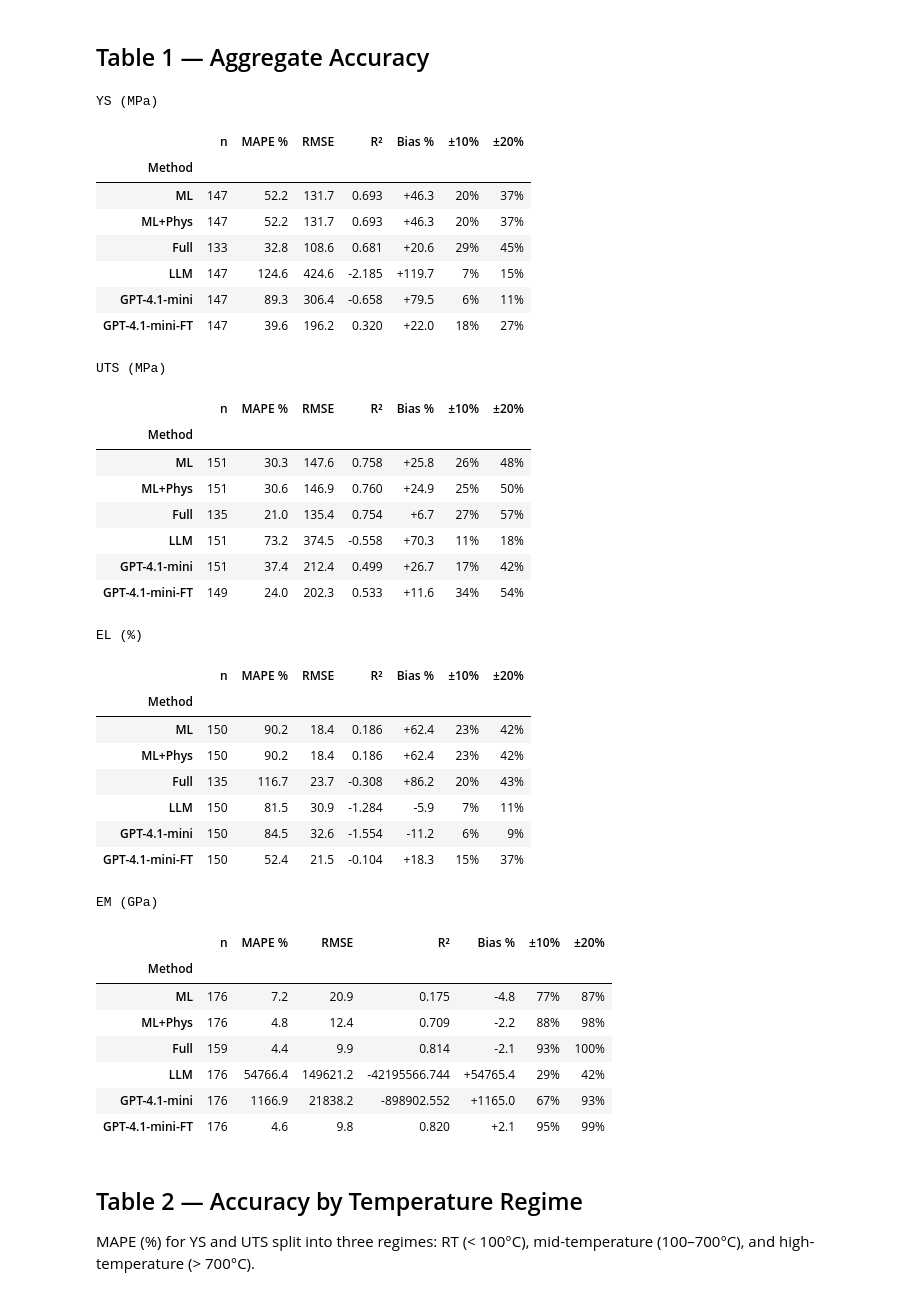
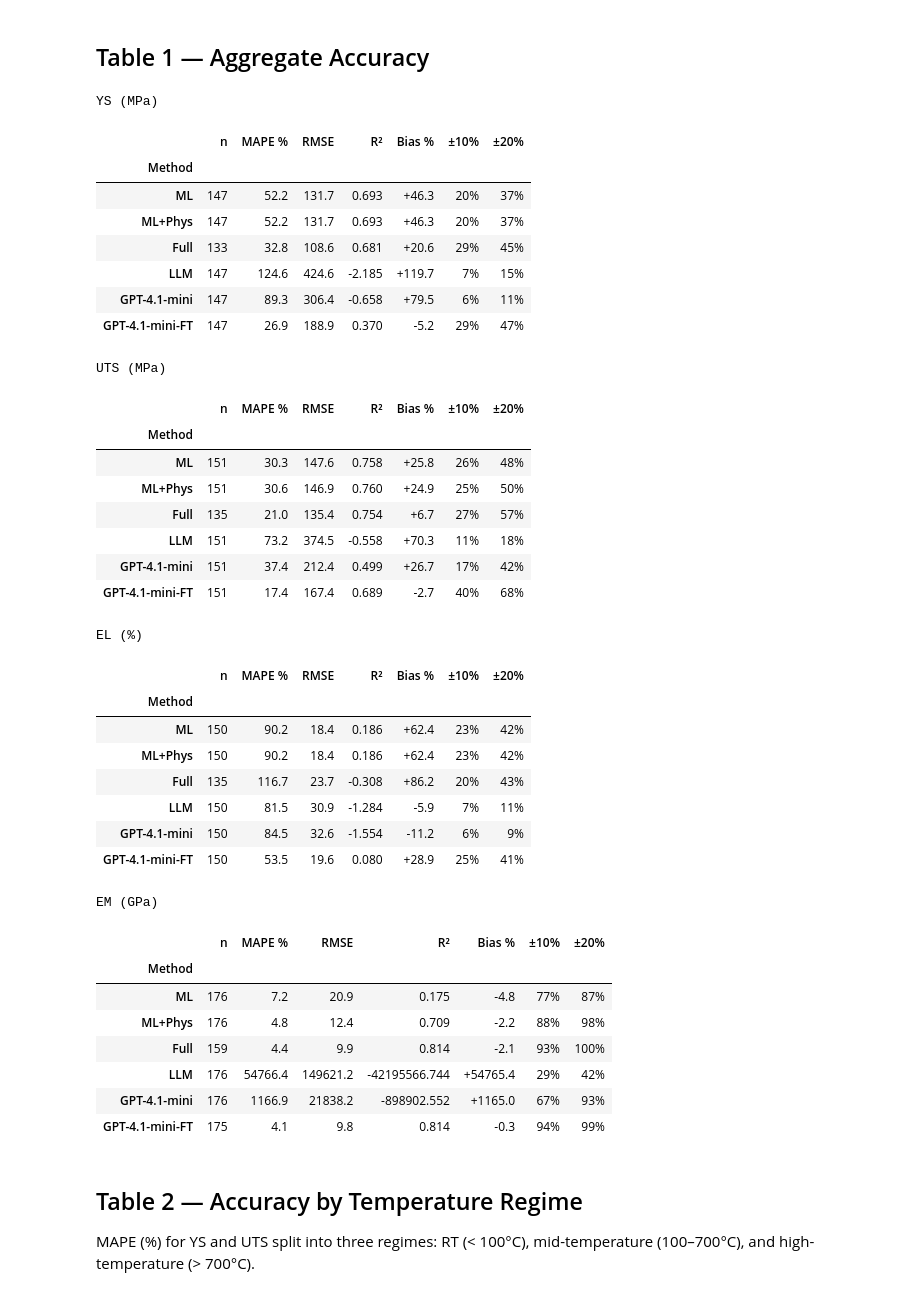
Before and after one commit to AlexLecu/AlloyGraph, a Jupyter notebook: evaluation/prediction/notebooks/02_evaluate_sss.ipynb, the cells around one changed output. Saved outputs shown, nothing was run; the diff lists cells and outputs as text; code cells hidden in the pictures.

```diff
--- a/evaluation/prediction/notebooks/02_evaluate_sss.ipynb
+++ b/evaluation/prediction/notebooks/02_evaluate_sss.ipynb
@@ -52,37 +52,37 @@ rows = []
 for mn, df in METHODS.items():
     for pc, ac, lbl in PROPS:
         m = metrics(df, pc, ac)
         rows.append({**m, 'Method': mn, 'Property': lbl,
                      '±10%': pct_within(df,pc,ac,10), '±20%': pct_within(df,pc,ac,20)})
 
 tbl = pd.DataFrame(rows)
 for prop in ['YS (MPa)', 'UTS (MPa)', 'EL (%)', 'EM (GPa)']:
     sub = tbl[tbl['Property']==prop][['Method','n','mape','rmse','r2','bias','±10%','±20%']].set_index('Method')
     sub.columns = ['n','MAPE %','RMSE','R²','Bias %','±10%','±20%']
     print(f"\n{prop}")
     display(sub.style.format({'MAPE %':'{:.1f}','RMSE':'{:.1f}','R²':'{:.3f}',
                               'Bias %':'{:+.1f}','±10%':'{:.0f}%','±20%':'{:.0f}%','n':'{:.0f}'})
-            .highlight_min(subset=['MAPE %','RMSE'], props='font-weight:bold;color:green')
-            .highlight_max(subset=['R²','±10%','±20%'], props='font-weight:bold;color:green'))
+            .highlight_min(subset=['MAPE %','RMSE'], props='font-weight:bold;background-color:#d4edda')
+            .highlight_max(subset=['R²','±10%','±20%'], props='font-weight:bold;background-color:#d4edda'))
 # %% [output]
 YS (MPa)
 |  | n | MAPE % | RMSE | R² | Bias % | ±10% | ±20% |
 | Method |  |  |  |  |  |  |  |
 | ML | 147 | 52.2 | 131.7 | 0.693 | +46.3 | 20% | 37% |
 | ML+Phys | 147 | 52.2 | 131.7 | 0.693 | +46.3 | 20% | 37% |
 | Full | 133 | 32.8 | 108.6 | 0.681 | +20.6 | 29% | 45% |
 | LLM | 147 | 124.6 | 424.6 | -2.185 | +119.7 | 7% | 15% |
 | GPT-4.1-mini | 147 | 89.3 | 306.4 | -0.658 | +79.5 | 6% | 11% |
-| GPT-4.1-mini-FT | 147 | 39.6 | 196.2 | 0.320 | +22.0 | 18% | 27% |
+| GPT-4.1-mini-FT | 147 | 26.9 | 188.9 | 0.370 | -5.2 | 29% | 47% |
 UTS (MPa)
 |  | n | MAPE % | RMSE | R² | Bias % | ±10% | ±20% |
 | Method |  |  |  |  |  |  |  |
 | ML | 151 | 30.3 | 147.6 | 0.758 | +25.8 | 26% | 48% |
 | ML+Phys | 151 | 30.6 | 146.9 | 0.760 | +24.9 | 25% | 50% |
 | Full | 135 | 21.0 | 135.4 | 0.754 | +6.7 | 27% | 57% |
 | LLM | 151 | 73.2 | 374.5 | -0.558 | +70.3 | 11% | 18% |
 | GPT-4.1-mini | 151 | 37.4 | 212.4 | 0.499 | +26.7 | 17% | 42% |
-| GPT-4.1-mini-FT | 149 | 24.0 | 202.3 | 0.533 | +11.6 | 34% | 54% |
+| GPT-4.1-mini-FT | 151 | 17.4 | 167.4 | 0.689 | -2.7 | 40% | 68% |
 EL (%)
 |  | n | MAPE % | RMSE | R² | Bias % | ±10% | ±20% |
 | Method |  |  |  |  |  |  |  |
@@ -91,7 +91,7 @@ EL (%)
 | Full | 135 | 116.7 | 23.7 | -0.308 | +86.2 | 20% | 43% |
 | LLM | 150 | 81.5 | 30.9 | -1.284 | -5.9 | 7% | 11% |
 | GPT-4.1-mini | 150 | 84.5 | 32.6 | -1.554 | -11.2 | 6% | 9% |
-| GPT-4.1-mini-FT | 150 | 52.4 | 21.5 | -0.104 | +18.3 | 15% | 37% |
+| GPT-4.1-mini-FT | 150 | 53.5 | 19.6 | 0.080 | +28.9 | 25% | 41% |
 EM (GPa)
 |  | n | MAPE % | RMSE | R² | Bias % | ±10% | ±20% |
 | Method |  |  |  |  |  |  |  |
@@ -100,7 +100,7 @@ EM (GPa)
 | Full | 159 | 4.4 | 9.9 | 0.814 | -2.1 | 93% | 100% |
 | LLM | 176 | 54766.4 | 149621.2 | -42195566.744 | +54765.4 | 29% | 42% |
 | GPT-4.1-mini | 176 | 1166.9 | 21838.2 | -898902.552 | +1165.0 | 67% | 93% |
-| GPT-4.1-mini-FT | 176 | 4.6 | 9.8 | 0.820 | +2.1 | 95% | 99% |
+| GPT-4.1-mini-FT | 175 | 4.1 | 9.8 | 0.814 | -0.3 | 94% | 99% |
 # %% [markdown]
 ## Table 2 — Accuracy by Temperature Regime
 
```
Also changed, not shown: parts of 3 cells of this notebook, 7 other files.
